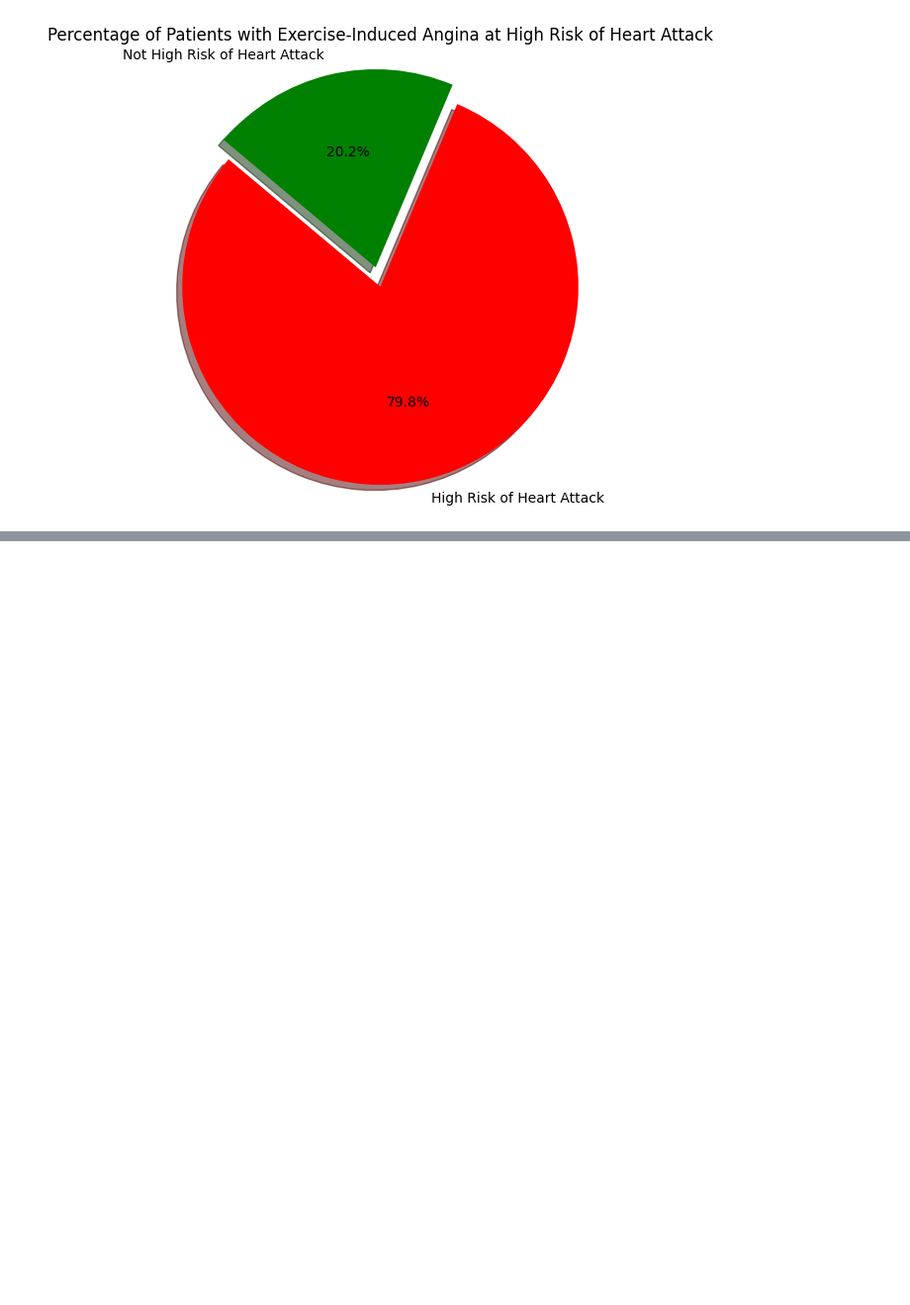
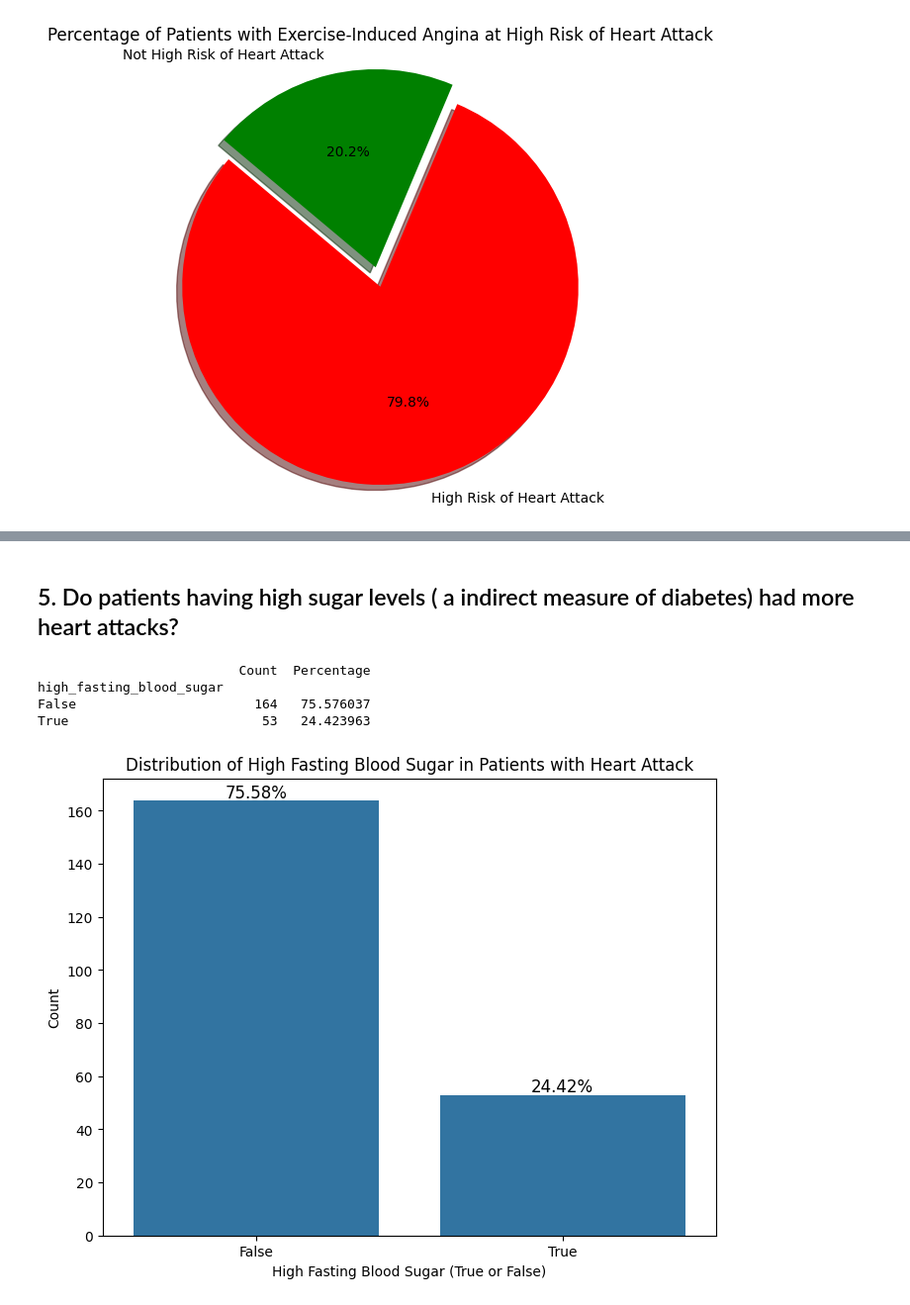
Before and after one commit to KentFre/CDS_CardioVision, a Jupyter notebook: data_cleanup/data/data_cleanup.ipynb, the cells around one changed output, grey strips where cells are left out. Shown: that part at 99% size. Drawn from its saved outputs; the diff is of its cells as text; code cells hidden in the pictures; blank space fills up the shorter version.

```diff
--- a/data_cleanup/data/data_cleanup.ipynb
+++ b/data_cleanup/data/data_cleanup.ipynb
@@ -719,0 +793,37 @@ Typical Angina              14      8
+# %% [markdown]
+## 5. Do patients having high sugar levels ( a indirect measure of diabetes) had more heart attacks?
+# %%
+heart_attack_patients = data[data['heart_disease_diagnosis'] == True]
+
+
+high_fasting_blood_sugar_counts = heart_attack_patients['high_fasting_blood_sugar'].value_counts()
+high_fasting_blood_sugar_percentages = heart_attack_patients['high_fasting_blood_sugar'].value_counts(normalize=True) * 100
+
+
+high_fasting_blood_sugar_distribution = pd.DataFrame({
+    'Count': high_fasting_blood_sugar_counts,
+    'Percentage': high_fasting_blood_sugar_percentages
+})
+
+print(high_fasting_blood_sugar_distribution)
+
+
+plt.figure(figsize=(8, 6))
+sns.countplot(data=heart_attack_patients, x='high_fasting_blood_sugar')
+
+
+for i, count in enumerate(high_fasting_blood_sugar_counts):
+    percentage = high_fasting_blood_sugar_percentages[i]
+    plt.text(i, count + 1, f'{percentage:.2f}%', ha='center', fontsize=12)
+
+plt.title('Distribution of High Fasting Blood Sugar in Patients with Heart Attack')
+plt.xlabel('High Fasting Blood Sugar (True or False)')
+plt.ylabel('Count')
+plt.xticks([0, 1], ['False', 'True'])
+plt.show()
+# %% [output]
+                          Count  Percentage
+high_fasting_blood_sugar
+False                       164   75.576037
+True                         53   24.423963
+[figure, added]
```
Also changed, not shown: parts of 11 cells of this notebook.
